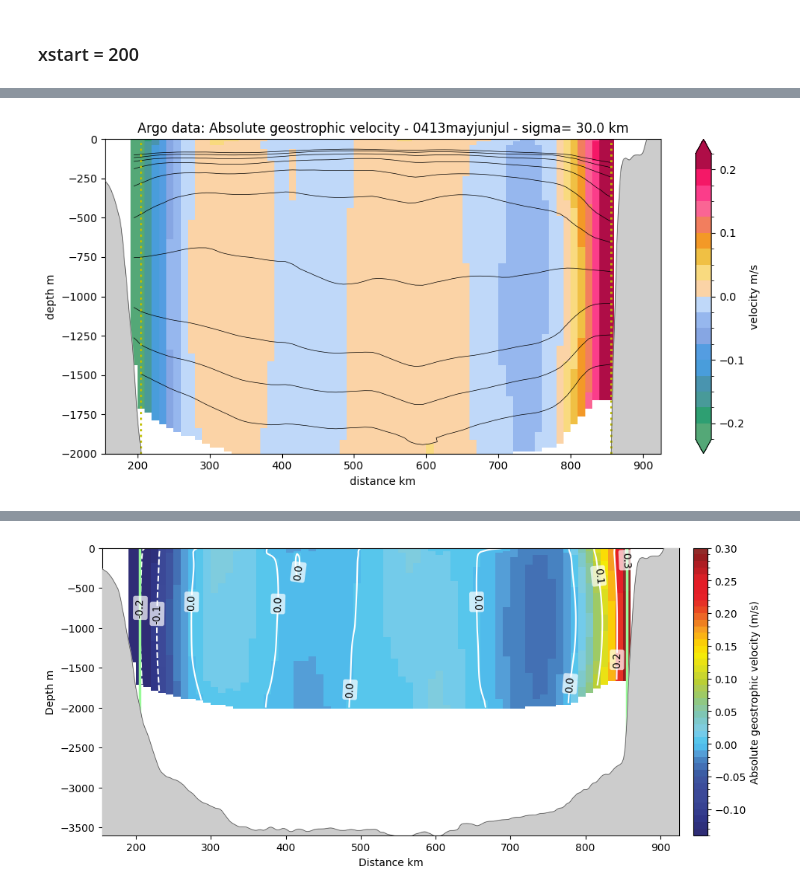
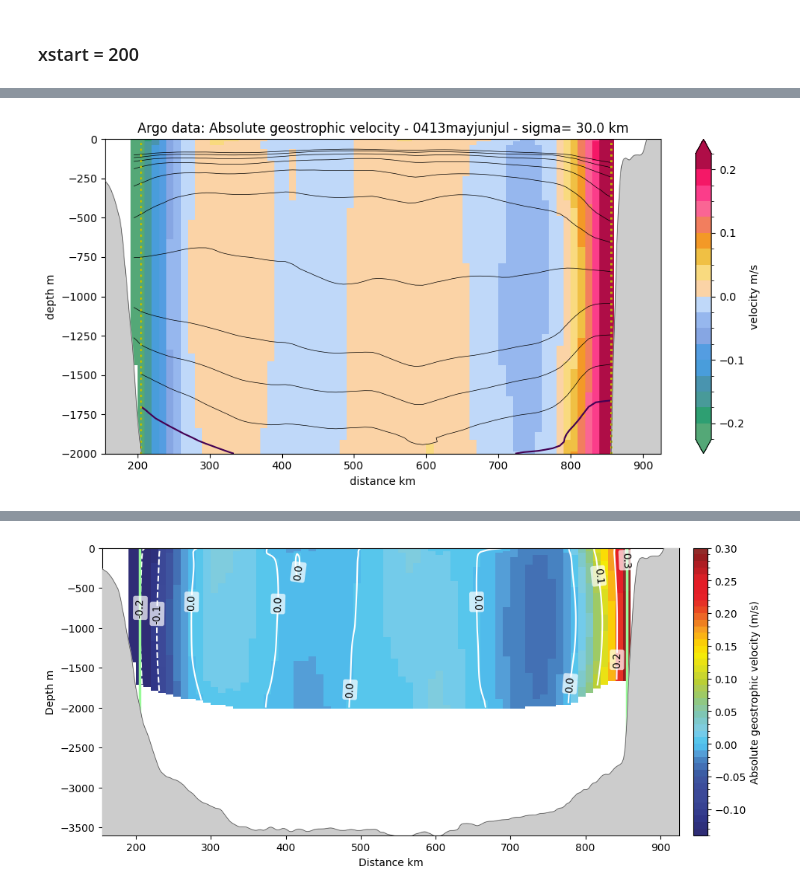
Before and after one commit to katjaschultz/labsea-project, a Jupyter notebook: notebooks/plotting.ipynb, the cells around one changed output, grey strips where cells are left out. Drawn from its saved outputs; the diff is of its cells as text; code cells hidden in the pictures.

```diff
--- a/notebooks/plotting.ipynb
+++ b/notebooks/plotting.ipynb
@@ -27,6 +27,8 @@ warnings.filterwarnings("ignore", category=SyntaxWarning)
 ### calculate absolute geostrophic velocities and overturning streamfunctions and plot results
 # %% [markdown]
 ### xstart = 200
+# %%
+mask_sigma = False
 # %%
 # x=200
 # define grid
@@ -82,10 +84,10 @@ input_file = parent_dir / 'data/yomaha_velocities_referenced_to_1000dbar_new.nc'
 poly_func, x0, y0 = ref.derive_poly_func(input_file, start_time='2004-01-01', end_time='2013-12-31', cut_season=True, season='mayjunjul', returnXY=True)
 argo_ref_190 = poly_func(xhalf_190) / 100
 
-v_argo_190, sigma0half_argo_190 = tools.derive_abs_geo_v(specvol_anom_argo_190, sigma0_argo_190, P_190, argo_ref_190, lon_ar7w_190, lat_ar7w_190, xhalf_190, Zhalf_190)
+v_argo_190, sigma0half_argo_190 = tools.derive_abs_geo_v(specvol_anom_argo_190, sigma0_argo_190, P_190, argo_ref_190, lon_ar7w_190, lat_ar7w_190, xhalf_190, Zhalf_190, mask_sigma=mask_sigma)
 strf_z_argo_190, strf_x_argo_190, imbalance_argo_190, mask_xa_190 = tools.derive_strf(v_argo_190, xhalf_190*1e3, z*-1e3)
 
-v_argo_190_strong_spring, sigma0half_argo_190_strong_spring = tools.derive_abs_geo_v(specvol_anom_argo_190_strong_spring, sigma0_argo_190_strong_spring, P_190, argo_ref_190, lon_ar7w_190, lat_ar7w_190, xhalf_190, Zhalf_190)
+v_argo_190_strong_spring, sigma0half_argo_190_strong_spring = tools.derive_abs_geo_v(specvol_anom_argo_190_strong_spring, sigma0_argo_190_strong_spring, P_190, argo_ref_190, lon_ar7w_190, lat_ar7w_190, xhalf_190, Zhalf_190, mask_sigma=mask_sigma)
 strf_z_argo_190_strong_spring, strf_x_argo_190_strong_spring, imbalance_argo_190_strong_spring, mask_xa_190_strong_spring = tools.derive_strf(v_argo_190_strong_spring, xhalf_190*1e3, z*-1e3)
 # %%
 xstart = 200
@@ -130,9 +132,9 @@ strf_z_argo_205, strf_x_argo_205, imbalance_argo_205, mask_xa_205 = tools.derive
 # %%
 title_string = f'Argo data: Absolute geostrophic velocity - {case} - sigma= {sigma} km'
 fig_string = f'abs_geo_v_argo_{case}_sigma{int(sigma)}_xstart{str(xstart)}_xend{xend}'
-plotters.plot_abs_geo_v(v_argo_190, sigma0half_argo_190, Xhalf_190, Zhalf_190, title_string, fig_string, saving=False)
+plotters.plot_abs_geo_v(v_argo_190, sigma0half_argo_190, Xhalf_190, Zhalf_190, title_string, fig_string, saving=True)
 # %% [output]
-[figure, old version]
+[figure, new version]
 # %%
 title_string = f'Argo data: Absolute geostrophic velocity - {case} - sigma= {sigma} km'
 fig_string = f'abs_geo_v_argo_{case}_sigma{int(sigma)}_xstart{str(xstart)}_xend{xend}'
```
Also changed, not shown: parts of 8 cells of this notebook, 6 other files.
